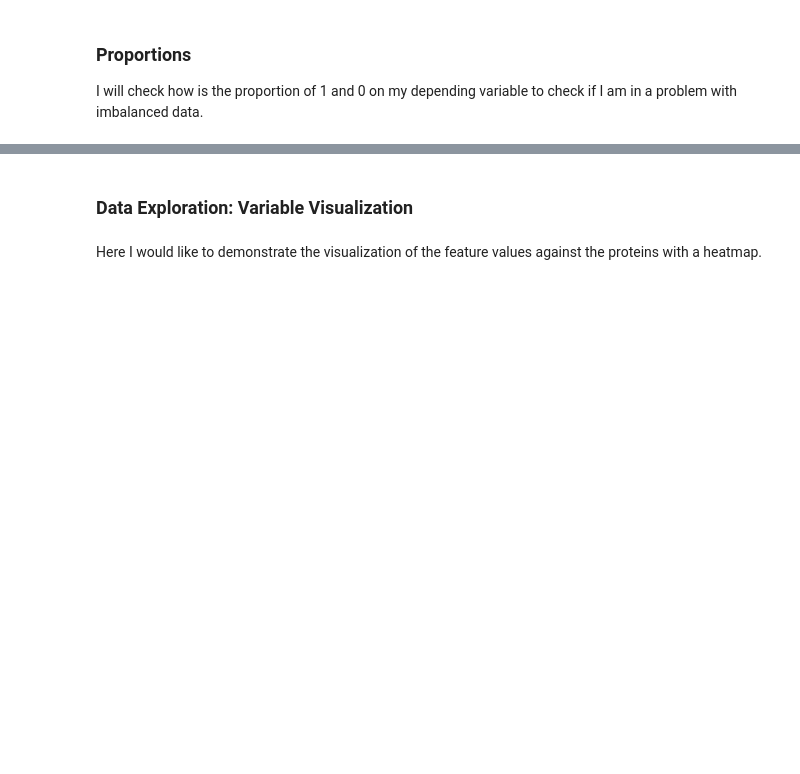
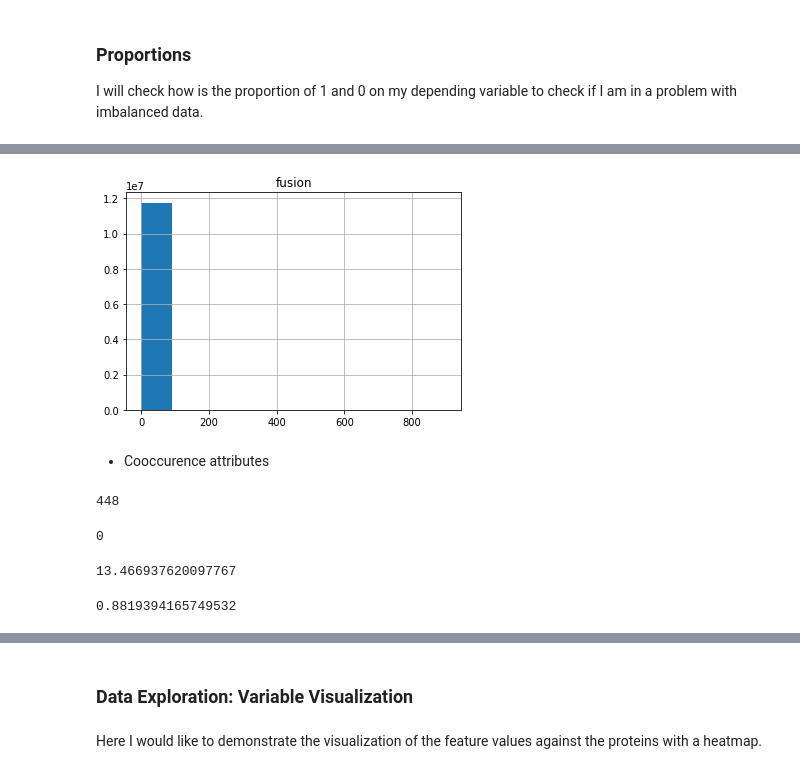
Before and after one commit to nonameforpirate2/DNA, a Jupyter notebook: NetworkAnalysis.ipynb, the cells around one changed output, grey strips where cells are left out. Drawn from its saved outputs; the diff is of its cells as text; code cells hidden in the pictures; blank space fills up the shorter version.

```diff
--- a/NetworkAnalysis.ipynb
+++ b/NetworkAnalysis.ipynb
@@ -1372,0 +1479,6 @@ dataMl_pos_dep = float(len(dataMl[dataMl == 1]))/float(len(dataMl))*100
+# %%
+dataMl.hist(column='fusion', bins=10);
+# %% [output]
+[figure, added]
+# %% [markdown]
+* Cooccurence attributes
@@ -1372,0 +1493,16 @@ dataMl_pos_dep = float(len(dataMl[dataMl == 1]))/float(len(dataMl))*100
+# %%
+max_val_coo
+# %% [output]
+448
+# %%
+min_val_coo
+# %% [output]
+0
+# %%
+std_val_coo
+# %% [output]
+13.466937620097767
+# %%
+mean_val_fus
+# %% [output]
+0.8819394165749532
```
Also changed, not shown: parts of 135 cells of this notebook.
